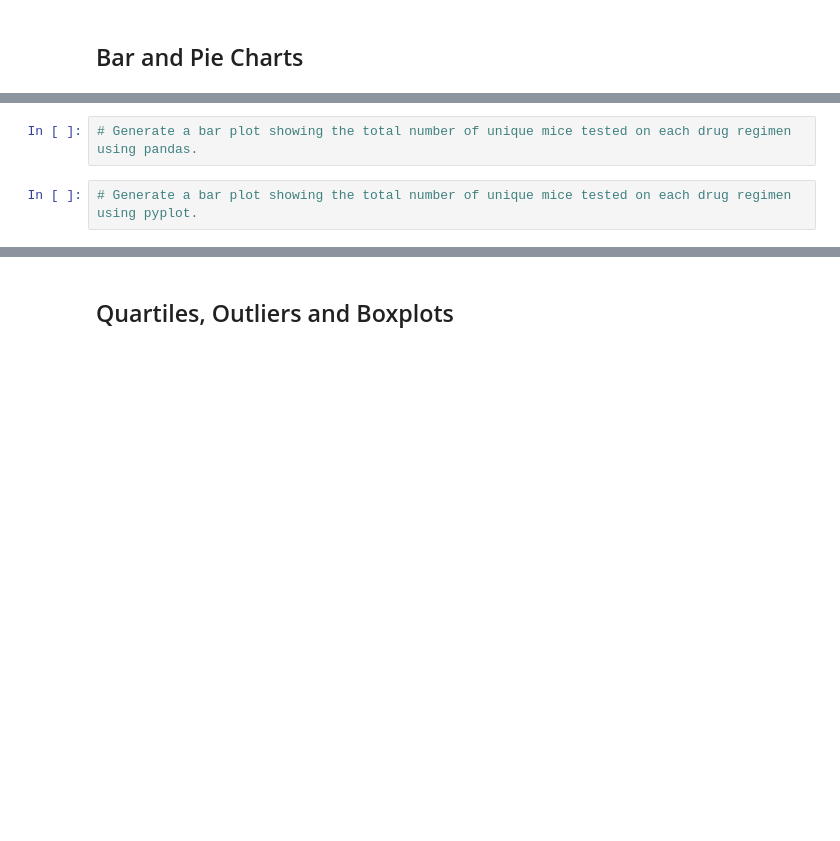
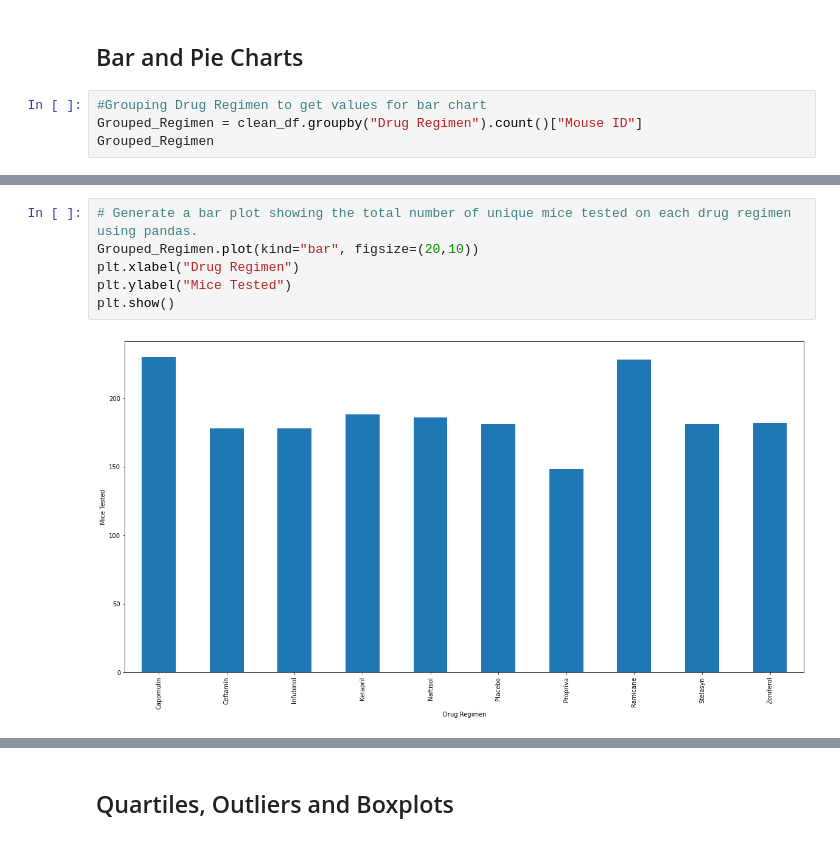
Before and after one commit to abarba1914/matplotlib-challenge, a Jupyter notebook: Pymaceuticals/pymaceuticals_starter.ipynb, the cells around one changed output, grey strips where cells are left out. Cells and saved outputs as stored; diff of their text form; blank space fills up the shorter version.

```diff
--- a/Pymaceuticals/pymaceuticals_starter.ipynb
+++ b/Pymaceuticals/pymaceuticals_starter.ipynb
@@ -162,3 +171,7 @@ summary_agg
 | Zoniferol | 53.236507 | 51.818479 | 48.533355 | 6.966589 | 0.516398 |
 # %% [markdown]
 ## Bar and Pie Charts
+# %%
+#Grouping Drug Regimen to get values for bar chart
+Grouped_Regimen = clean_df.groupby("Drug Regimen").count()["Mouse ID"]
+Grouped_Regimen
@@ -165,4 +191,8 @@ summary_agg
 # %%
 # Generate a bar plot showing the total number of unique mice tested on each drug regimen using pandas.
+Grouped_Regimen.plot(kind="bar", figsize=(20,10))
+plt.xlabel("Drug Regimen")
+plt.ylabel("Mice Tested")
+plt.show()
+# %% [output]
+[figure, added]
-# %%
-# Generate a bar plot showing the total number of unique mice tested on each drug regimen using pyplot.
```
Also changed, not shown: parts of 15 cells of this notebook.
